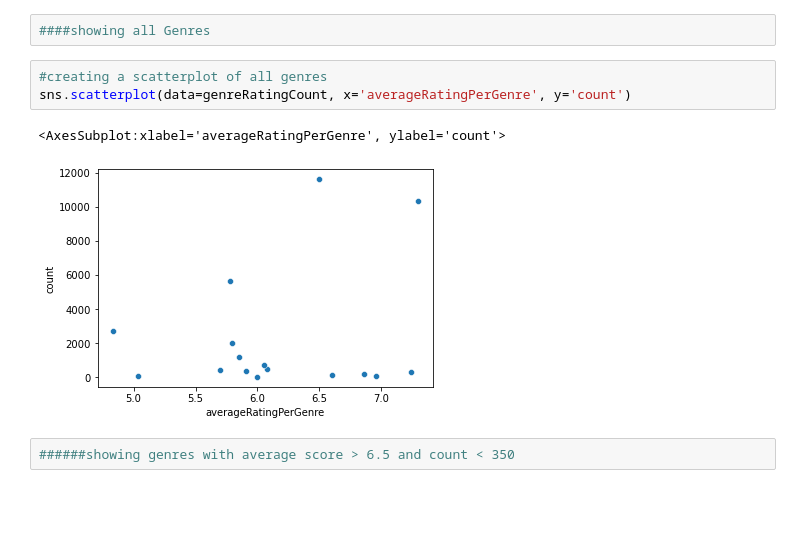
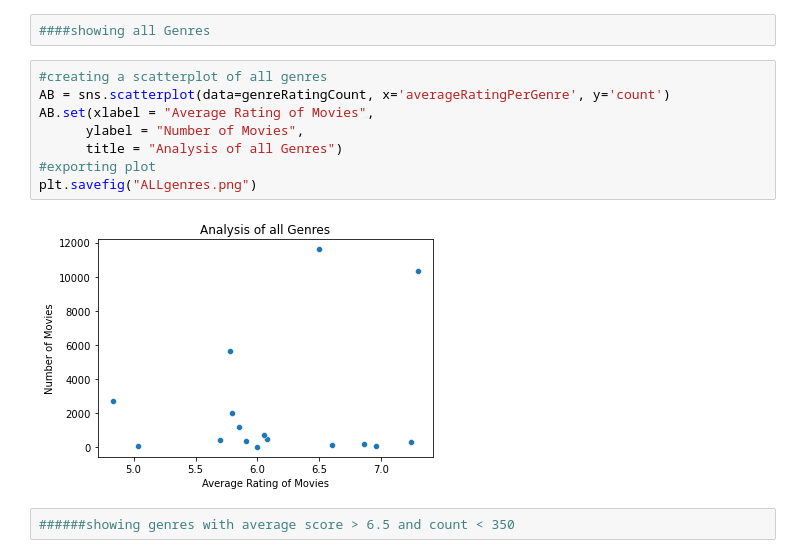
Before and after one commit to jwargodeloitte/intensive-final-project, a Jupyter notebook: genrePlotandHypothTest.ipynb, the cells around one changed output. Drawn from its saved outputs; the diff is of its cells as text; blank space fills up the shorter version.

Commit message:
updated graph titles

```diff
--- a/genrePlotandHypothTest.ipynb
+++ b/genrePlotandHypothTest.ipynb
@@ -220,10 +223,14 @@ genreRatingCount
 ####showing all Genres
 # %%
 #creating a scatterplot of all genres
-sns.scatterplot(data=genreRatingCount, x='averageRatingPerGenre', y='count')
+AB = sns.scatterplot(data=genreRatingCount, x='averageRatingPerGenre', y='count')
+AB.set(xlabel = "Average Rating of Movies",
+      ylabel = "Number of Movies",
+      title = "Analysis of all Genres")
+#exporting plot
+plt.savefig("ALLgenres.png")
 # %% [output]
-<AxesSubplot:xlabel='averageRatingPerGenre', ylabel='count'>
-[figure, old version]
+[figure, new version]
 # %%
 ######showing genres with average score > 6.5 and count < 350
 # %%
```
Also changed, not shown: parts of 4 cells of this notebook.
